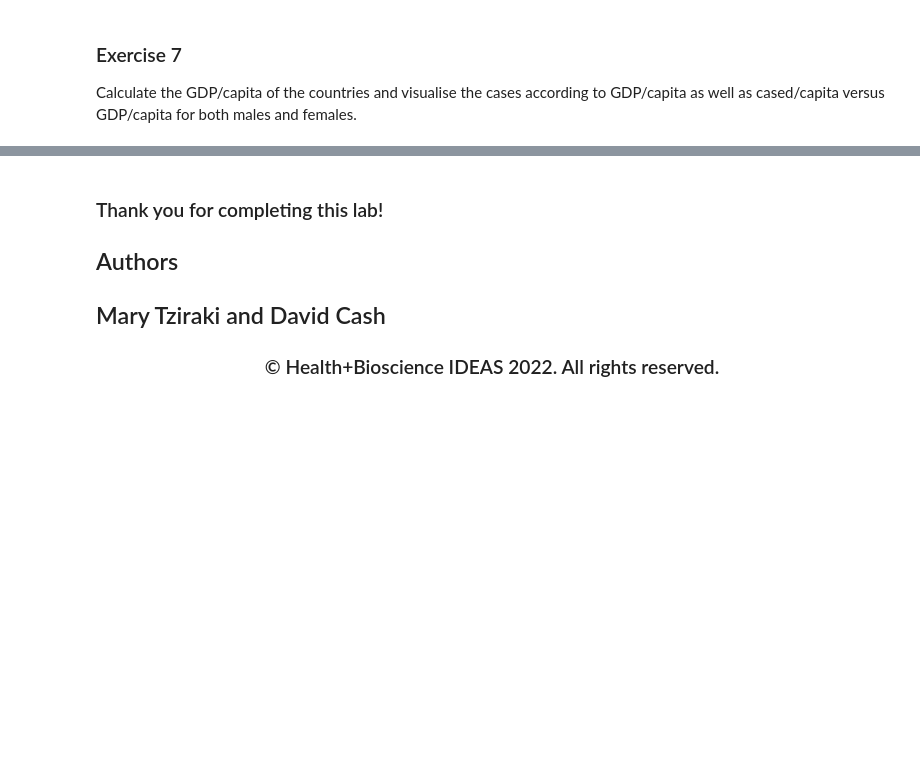
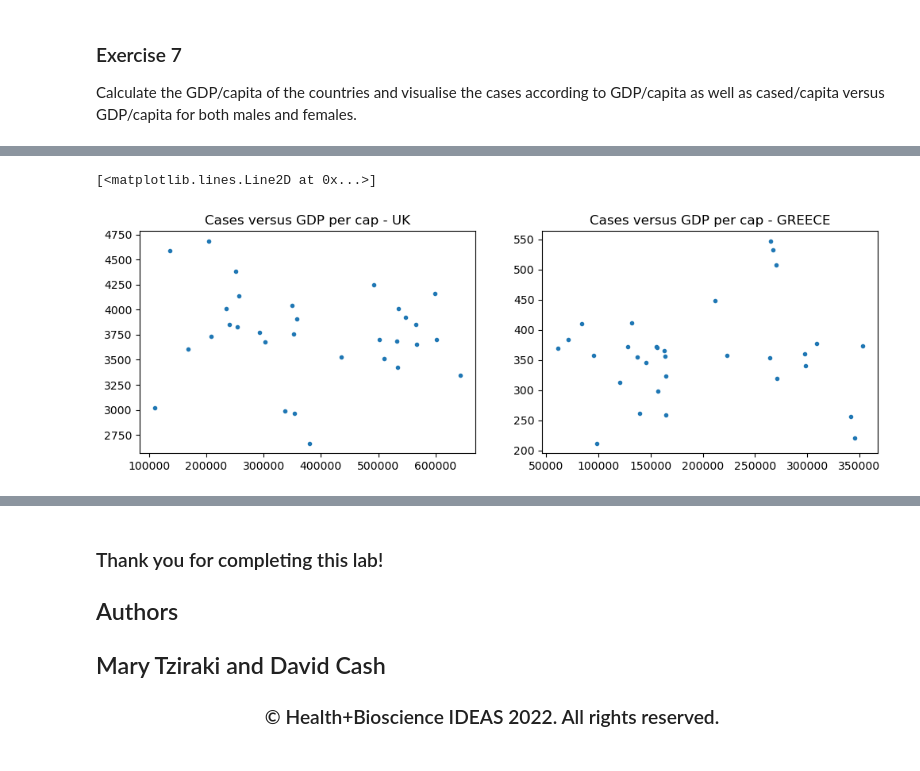
Before and after one commit to catriiona/TeamCoders_Event_Based_Model, a Jupyter notebook: Data_Cleaning_And_Wrangling/Data_Wrangling_WHO.ipynb, the cells around one changed output, grey strips where cells are left out. Cells and saved outputs as stored; diff of their text form; code cells hidden in the pictures; blank space fills up the shorter version.

```diff
--- a/Data_Cleaning_And_Wrangling/Data_Wrangling_WHO.ipynb
+++ b/Data_Cleaning_And_Wrangling/Data_Wrangling_WHO.ipynb
@@ -710,0 +1305,15 @@ Calculate the GDP/capita of the countries and visualise the cases according to G
+# %%
+fig=plt.figure(figsize=(12.0, 8.0))
+# Plot one Cases versus population for males
+ax1= fig.add_subplot(2,2,1)
+# First plot - across all countries and yearsHere we plot bar using the plt.bar() function and it is set at the ax1 which is axes1 subplot variable
+ax1.set_title('Cases versus GDP per cap - UK')
+ax1.plot(df_uk_greece_grouped['gdp_percap_uk'],df_uk_greece_grouped['cases_no_uk'],'.')
+
+# Plot two Cases versus GDP for males
+ax2= fig.add_subplot(2,2,2)
+ax2.set_title('Cases versus GDP per cap - GREECE')
+ax2.plot(df_uk_greece_grouped['gdp_percap_greece'],df_uk_greece_grouped['cases_no_greece'],'.')
+# %% [output]
+[<matplotlib.lines.Line2D at 0x...>]
+[figure, added]
```
Also changed, not shown: parts of 72 cells of this notebook, 5 other files.
